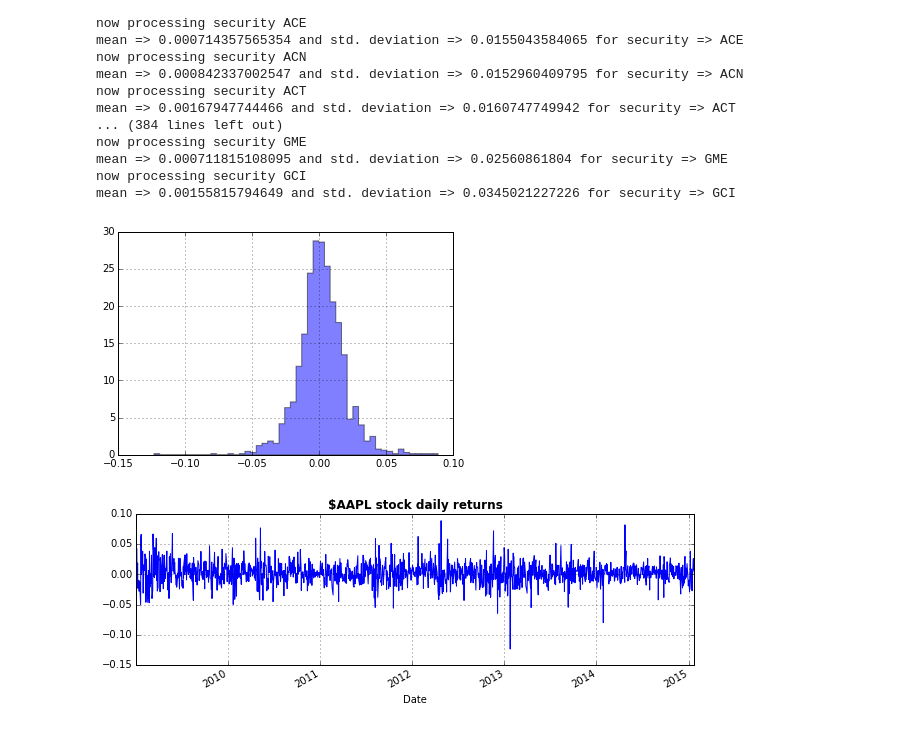
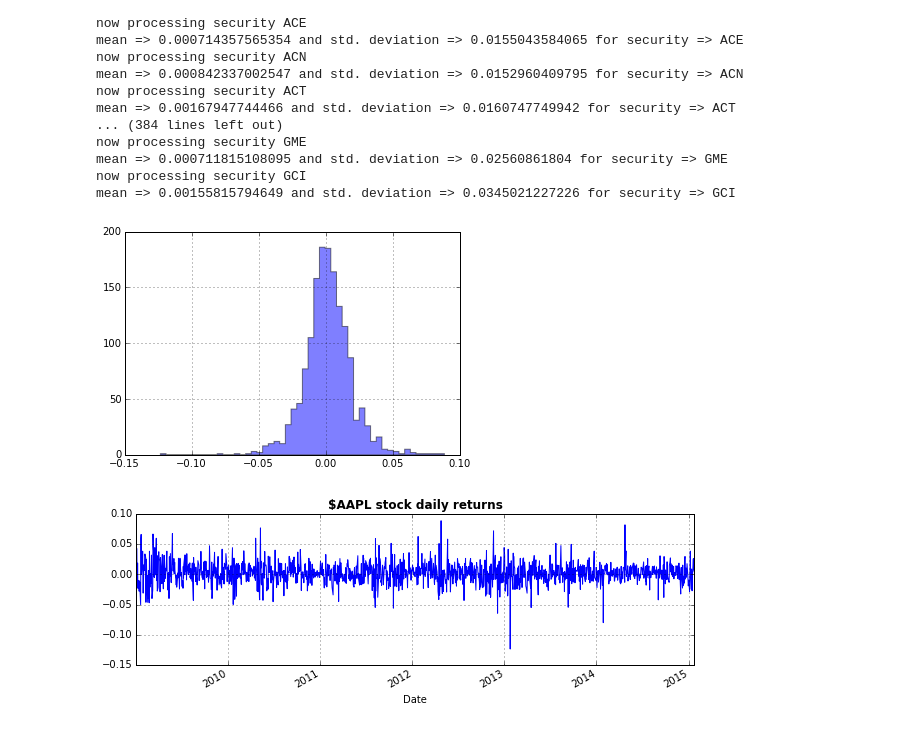
Before and after one commit to spurnaye/quant-analysis, a Jupyter notebook: s-p-500-returns.ipynb, the cells around one changed output. Cells and saved outputs as stored; diff of their text form; code cells hidden in the pictures.

```diff
--- a/s-p-500-returns.ipynb
+++ b/s-p-500-returns.ipynb
@@ -561,9 +561,9 @@ mean => 0.00155815794649 and std. deviation => 0.0345021227226 for security => G
 # %%
 securities_df = DataFrame(securities_data)
 # %%
-h = df_AAPL.AdjClose.pct_change().fillna(0).hist(bins=50, normed=True, histtype='stepfilled', alpha=0.5)
+h = df_AAPL.AdjClose.pct_change().fillna(0).hist(bins=50, histtype='stepfilled', alpha=0.5)
 # %% [output]
-[figure, old version]
+[figure, new version]
 # %%
 fig = plt.figure()
 fig.set_size_inches(10,3)
```
Also changed, not shown: 1 other file.
